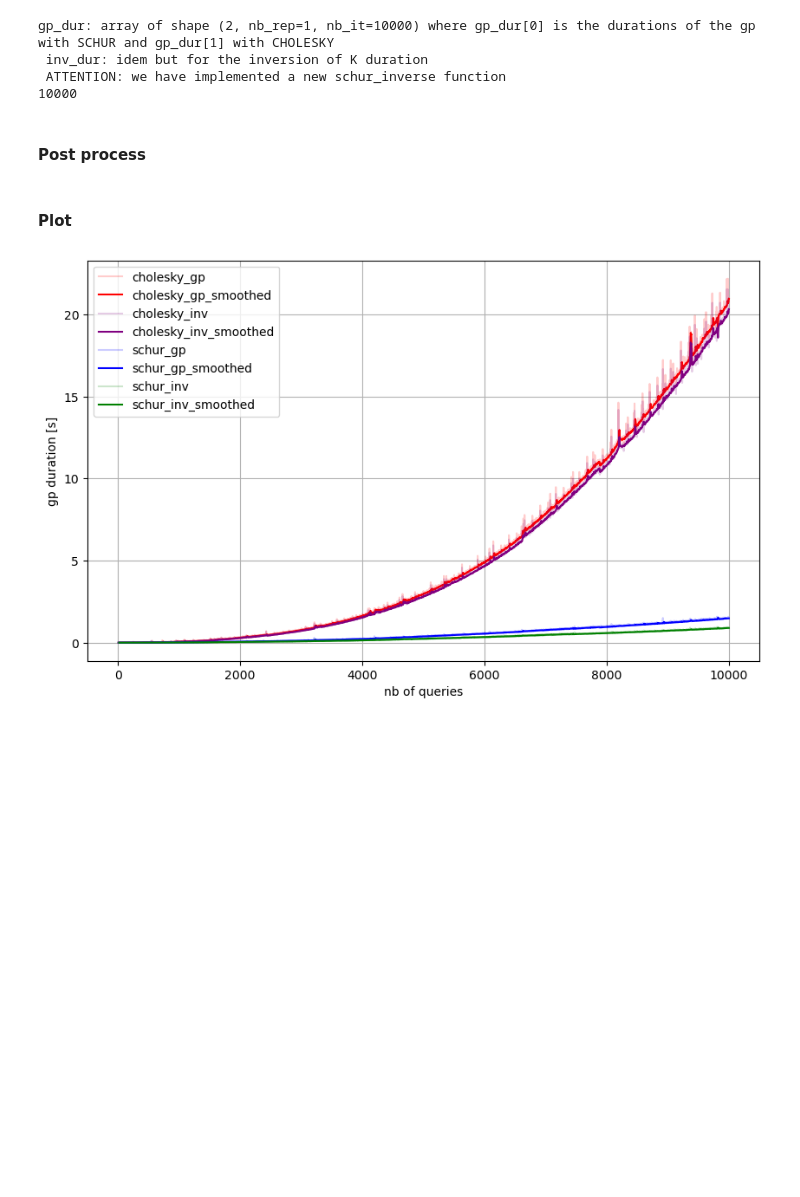
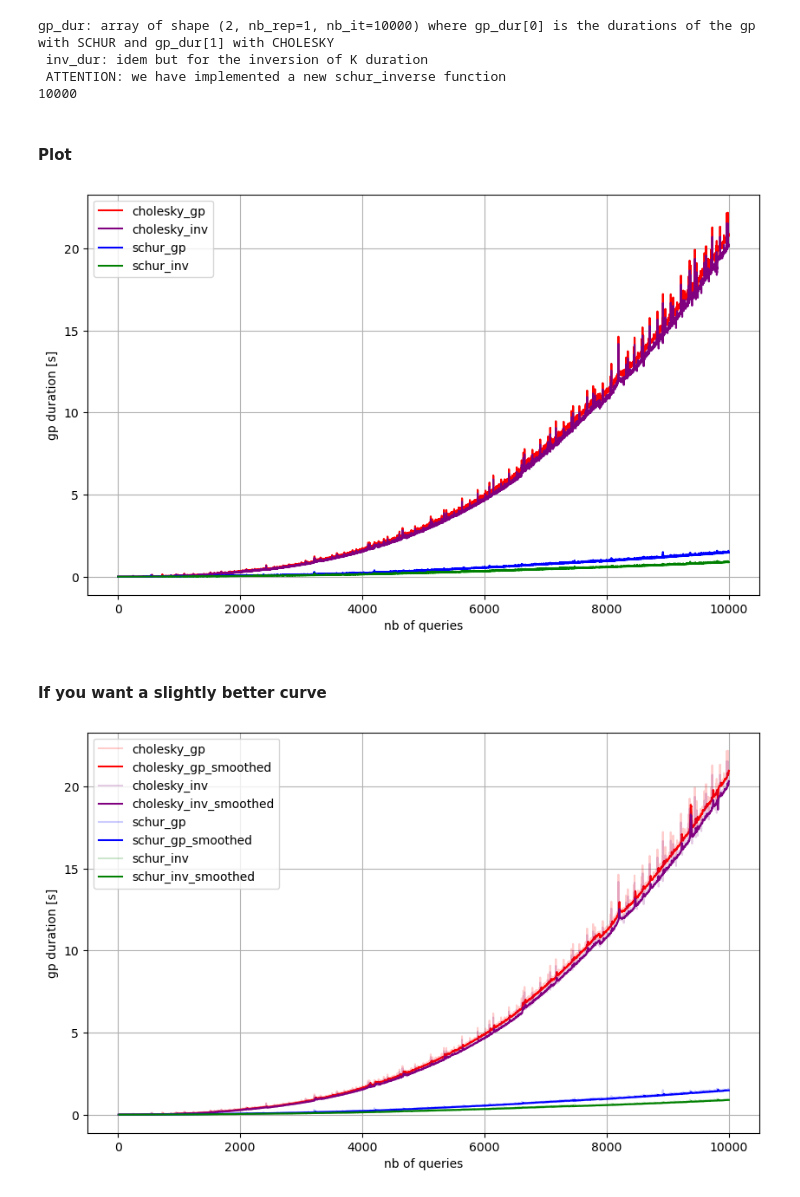
Before and after one commit to theodore2leusse/GPcustom, a Jupyter notebook: notebooks/GPcomparison.ipynb, the cells around one changed output. Saved outputs shown, nothing was run; the diff lists cells and outputs as text; code cells hidden in the pictures; blank space fills up the shorter version.

```diff
--- a/notebooks/GPcomparison.ipynb
+++ b/notebooks/GPcomparison.ipynb
@@ -104,8 +87,6 @@ gp_dur: array of shape (2, nb_rep=1, nb_it=10000) where gp_dur[0] is the duratio
  inv_dur: idem but for the inversion of K duration
  ATTENTION: we have implemented a new schur_inverse function
 10000
-# %% [markdown]
-#### Post process
 # %%
 gp1_duration = np.mean(gp_dur[0], axis= 0)
 gp2_duration = np.mean(gp_dur[1], axis= 0)
@@ -121,27 +102,31 @@ inv2_duration_std = np.std(inv_dur[1], axis= 0)
 # %% [markdown]
 #### Plot
 # %%
-# x = np.arange(nb_it)
+x = np.arange(nb_it)
 
-# plt.figure(figsize=(10, 6))
+plt.figure(figsize=(10, 6))
 
-# plt.plot(x,gp2_duration, color='red', label='cholesky_gp')
-# plt.fill_between(x,gp2_duration - gp2_duration_std, gp2_duration + gp2_duration_std, color='lightcoral', alpha=0.5)
+plt.plot(x,gp2_duration, color='red', label='cholesky_gp')
+plt.fill_between(x,gp2_duration - gp2_duration_std, gp2_duration + gp2_duration_std, color='lightcoral', alpha=0.5)
 
-# plt.plot(x,inv2_duration, color='purple', label='cholesky_inv')
-# plt.fill_between(x,inv2_duration - inv2_duration_std, inv2_duration + inv2_duration_std, color='lavender', alpha=0.5)
+plt.plot(x,inv2_duration, color='purple', label='cholesky_inv')
+plt.fill_between(x,inv2_duration - inv2_duration_std, inv2_duration + inv2_duration_std, color='lavender', alpha=0.5)
 
-# plt.plot(x,gp1_duration, color='blue', label='schur_gp')
-# plt.fill_between(x,gp1_duration - gp1_duration_std, gp1_duration + gp1_duration_std, color='lightblue', alpha=0.5)
+plt.plot(x,gp1_duration, color='blue', label='schur_gp')
+plt.fill_between(x,gp1_duration - gp1_duration_std, gp1_duration + gp1_duration_std, color='lightblue', alpha=0.5)
 
-# plt.plot(x,inv1_duration, color='green', label='schur_inv')
-# plt.fill_between(x,inv1_duration - inv1_duration_std, inv1_duration + inv1_duration_std, color='lightgreen', alpha=0.5)
+plt.plot(x,inv1_duration, color='green', label='schur_inv')
+plt.fill_between(x,inv1_duration - inv1_duration_std, inv1_duration + inv1_duration_std, color='lightgreen', alpha=0.5)
 
-# plt.xlabel('nb of queries')
-# plt.ylabel('gp duration [s]')
-# plt.legend()
-# plt.grid()
-# plt.show()
+plt.xlabel('nb of queries')
+plt.ylabel('gp duration [s]')
+plt.legend()
+plt.grid()
+plt.show()
+# %% [output]
+[figure, added]
+# %% [markdown]
+#### If you want a slightly better curve
 # %%
 def mean_by_interval(vector, n):
     # Check that the vector has a length sufficient for the operation
```
Also changed, not shown: parts of 56 cells of this notebook, 3 other files.
